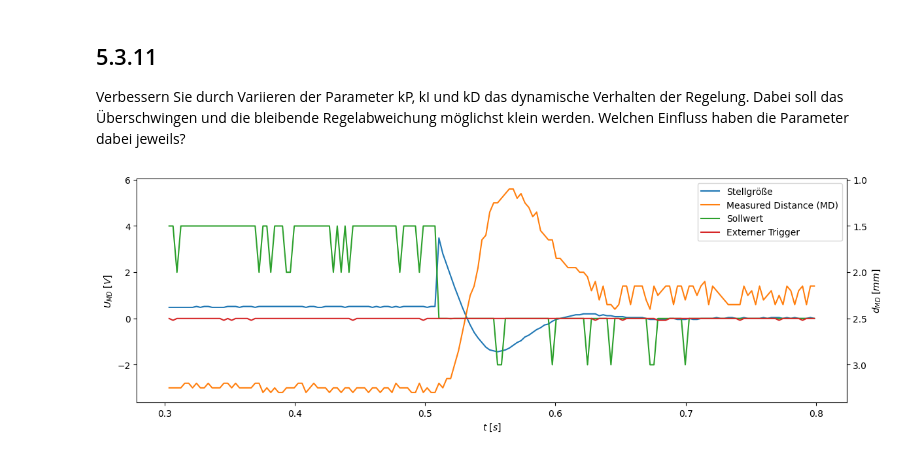
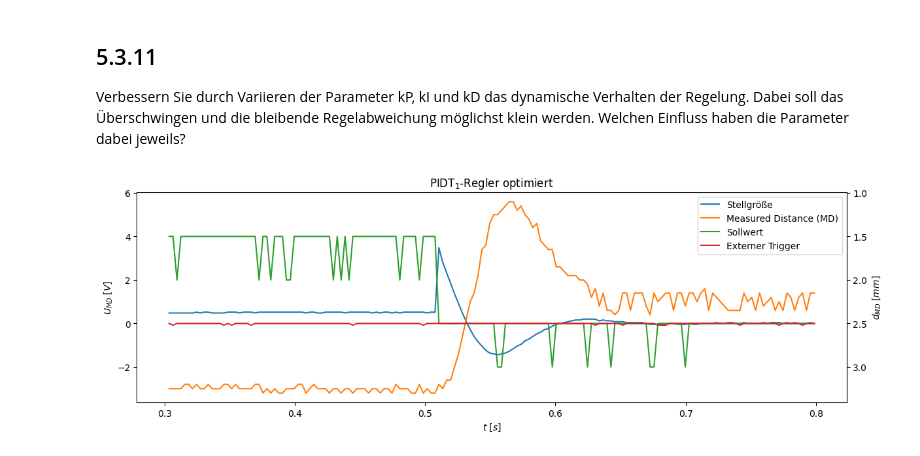
Before and after one commit to cuteredpwnda/automatisierungstechnik, a Jupyter notebook: Auswertung.ipynb, the cells around one changed output. Saved outputs shown, nothing was run; the diff lists cells and outputs as text; code cells hidden in the pictures.

```diff
--- a/Auswertung.ipynb
+++ b/Auswertung.ipynb
@@ -126,16 +127,16 @@ werden. Welchen Einfluss haben die Parameter dabei jeweils?
 # %%
 # get csv data
 curr_path = os.path.join(DATA_PATH, '5.3.11')
 channels = glob(os.path.join(curr_path, "*.csv"))
 
 df = read_channels_data(channels, start=0.3, end=0.8)
 
 # interpolate
 df_interpol = interpolate_df(df)
 
 # create plot
 _, _, plot = create_plot(df_interpol)
-
+plt.title(r'PIDT$_1$-Regler optimiert')
 plt.show()
 # %% [output]
-[figure, old version]
+[figure, new version]
```
Also changed, not shown: parts of 2 cells of this notebook, 3 other files.
